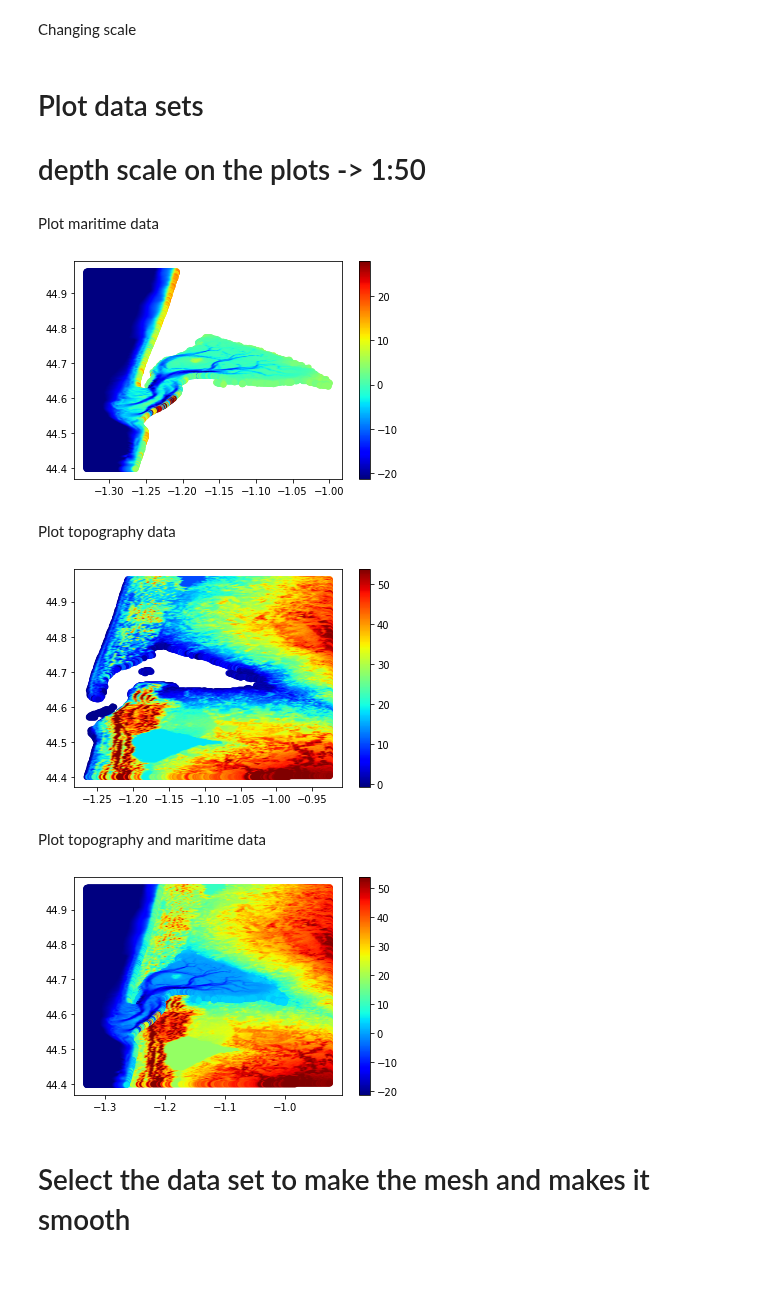
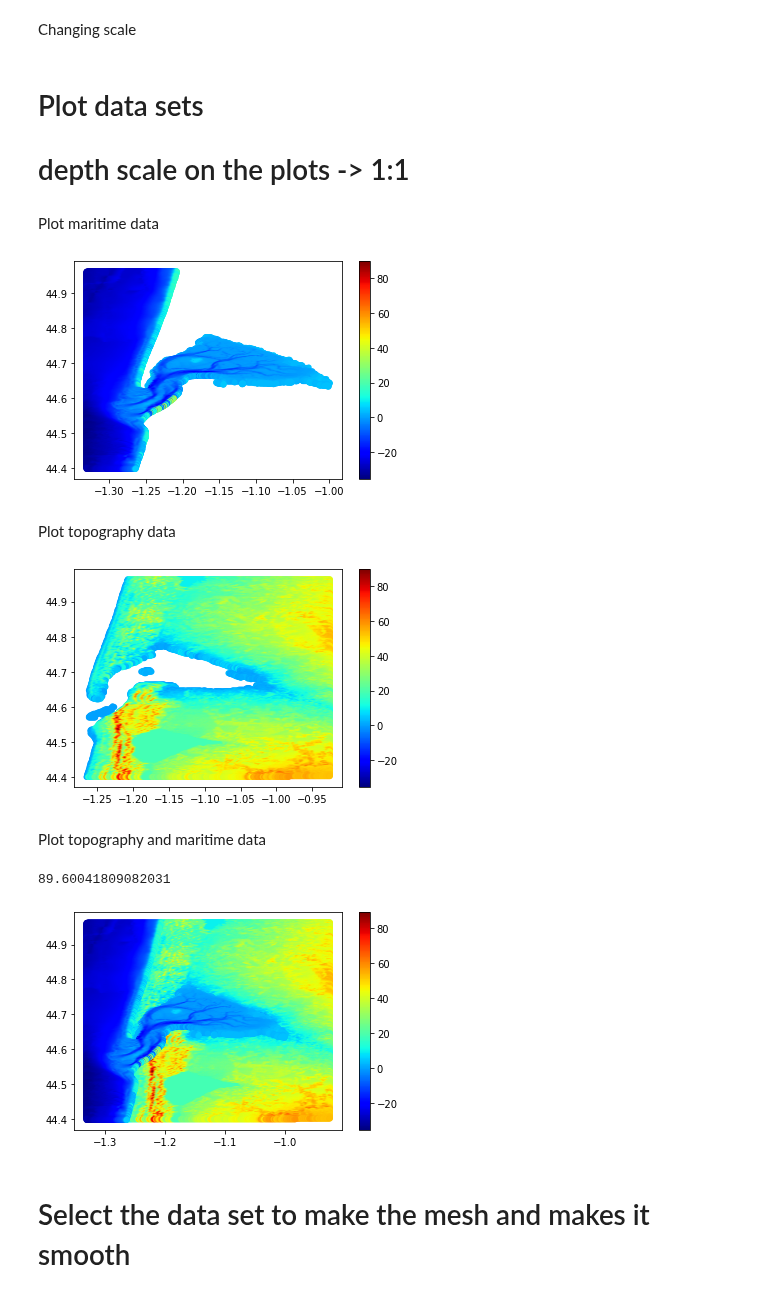
Before and after one commit to LawsonOliveira/Tsunami, a Jupyter notebook: data_set/Mesh/Maillage_dataset.ipynb, the cells around one changed output. Drawn from its saved outputs; the diff is of its cells as text; code cells hidden in the pictures.

```diff
--- a/data_set/Mesh/Maillage_dataset.ipynb
+++ b/data_set/Mesh/Maillage_dataset.ipynb
@@ -40,40 +40,41 @@ earth_lat=earth_lat*111000
 earth_long=earth_long*111000
 # %% [markdown]
 # Plot data sets
-# depth scale on the plots -> 1:50
+# depth scale on the plots -> 1:1
 # %% [markdown]
 Plot maritime data
 # %%
 plt.figure()
 plt.scatter(maritime_long/111000, maritime_lat/111000, c=maritime_depth/30, cmap="jet",linewidths=0.0000005)
-plt.clim(vmin=np.min(maritime_depth)/50,vmax=np.max(maritime_depth)/50)
+plt.clim(vmin=np.min(maritime_depth/30),vmax=np.max(earth_depth/30))
 plt.colorbar()
 plt.savefig("Mar_data.png")
 plt.show()
 # %% [output]
-[figure, old version]
+[figure, new version]
 # %% [markdown]
 Plot topography data
 # %%
 plt.figure()
 plt.scatter(earth_long/111000, earth_lat/111000, c=earth_depth/30, cmap="jet",linewidths=0.0000005)
-plt.clim(vmin=np.min(earth_depth)/50,vmax=np.max(earth_depth)/50)
+plt.clim(vmin=np.min(maritime_depth)/30,vmax=np.max(earth_depth)/30)
 plt.colorbar()
 plt.savefig("Topo_data.png")
 plt.show()
 # %% [output]
-[figure, old version]
+[figure, new version]
 # %% [markdown]
 Plot topography and maritime data
 # %%
 plt.figure()
 plt.scatter(np.concatenate((earth_long/111000,maritime_long/111000)), np.concatenate((earth_lat/111000,maritime_lat/111000)), c=np.concatenate((earth_depth/30,maritime_depth/30)), cmap="jet",linewidths=0.0000005)
-plt.clim(vmin=np.min(maritime_depth)/50,vmax=np.max(earth_depth)/50)
+plt.clim(vmin=int(np.min(maritime_depth)/30),vmax=int(np.max(earth_depth)/30))
 plt.colorbar()
 plt.savefig("Topo_Mar_data.png")
 plt.show()
 # %% [output]
+89.60041809082031
-[figure, old version]
+[figure, new version]
 # %% [markdown]
 # Select the data set to make the mesh and makes it smooth
 # %% [markdown]
```
Also changed, not shown: parts of 6 cells of this notebook, 8 other files.
